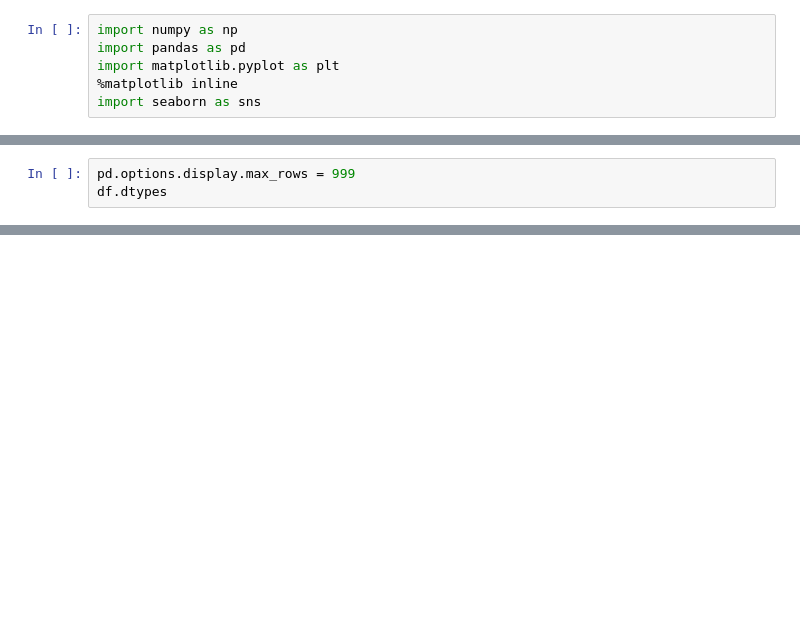
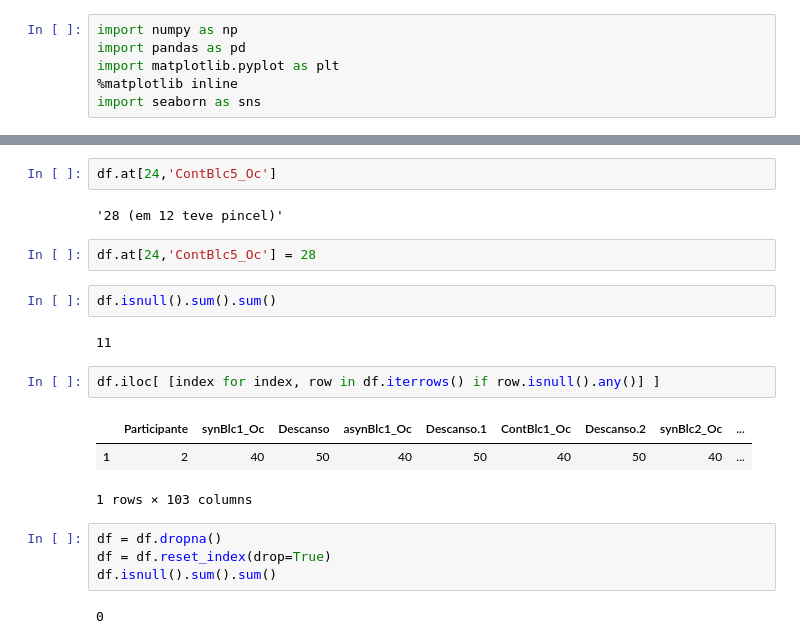
Before and after one commit to Rogerio-mack/fNIRS, a Jupyter notebook: A_Carol_times.ipynb, the cells around one changed output, grey strips where cells are left out. Cells and saved outputs as stored; diff of their text form; blank space fills up the shorter version.

```diff
--- a/A_Carol_times.ipynb
+++ b/A_Carol_times.ipynb
@@ -121,3 +14,0 @@ df.describe(include='all')
-# %%
-pd.options.display.max_rows = 999
-df.dtypes
@@ -283,0 +28,22 @@ plt.show()
+# %%
+df.at[24,'ContBlc5_Oc']
+# %% [output]
+'28 (em 12 teve pincel)'
+# %%
+df.at[24,'ContBlc5_Oc'] = 28
+# %%
+df.isnull().sum().sum()
+# %% [output]
+11
+# %%
+df.iloc[ [index for index, row in df.iterrows() if row.isnull().any()] ]
+# %% [output]
+|  | Participante | synBlc1_Oc | Descanso | asynBlc1_Oc | Descanso.1 | ContBlc1_Oc | Descanso.2 | synBlc2_Oc | ... |
+| 1 | 2 | 40 | 50 | 40 | 50 | 40 | 50 | 40 | ... |
+1 rows × 103 columns
+# %%
+df = df.dropna()
+df = df.reset_index(drop=True)
+df.isnull().sum().sum()
+# %% [output]
+0
```
Also changed, not shown: parts of 33 cells of this notebook.
